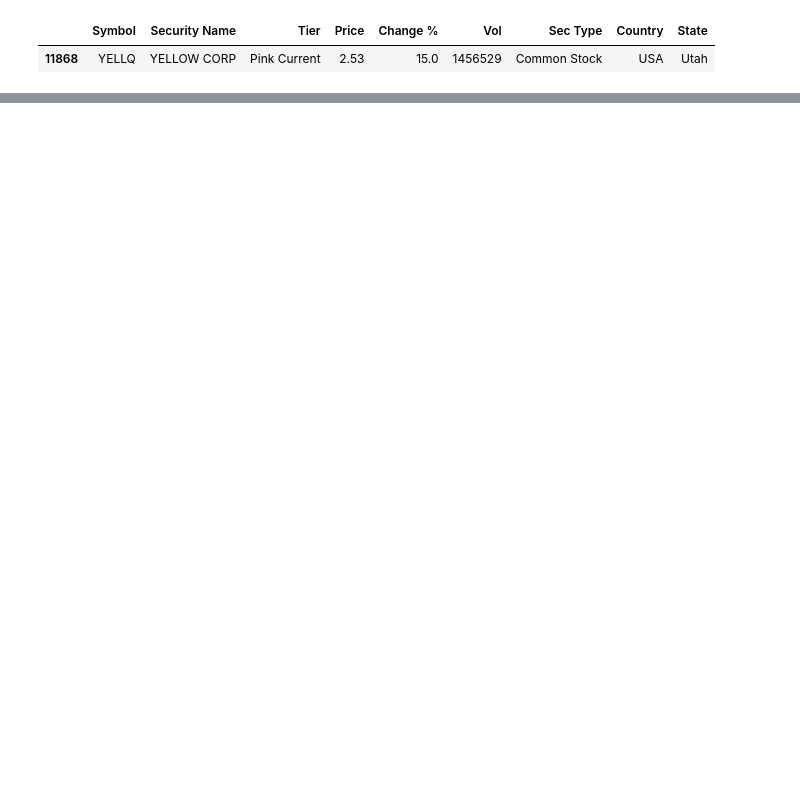
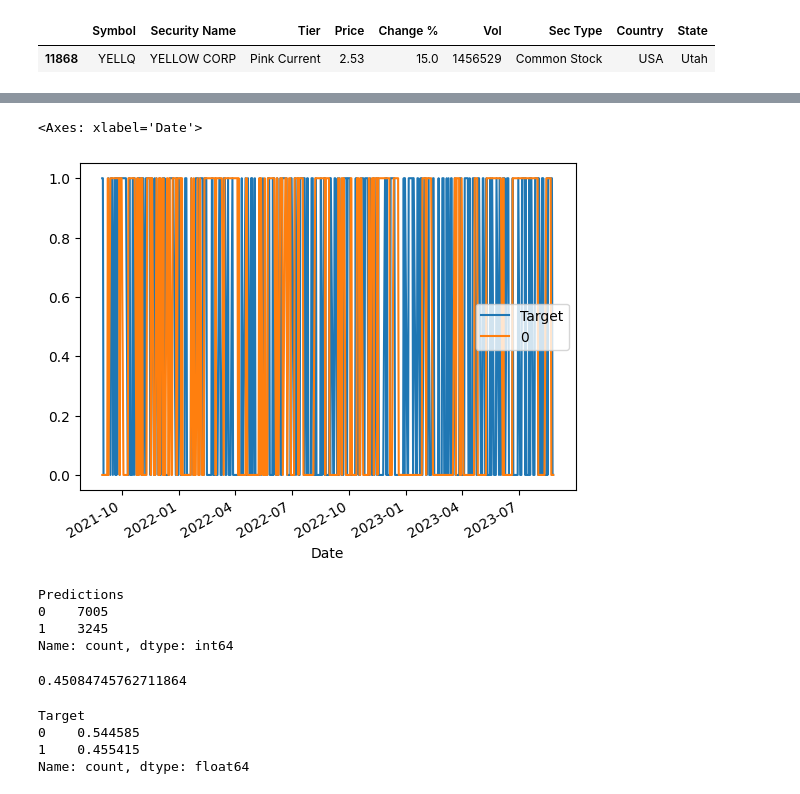
Before and after one commit to BIGM150/StockLens, a Jupyter notebook: notebooks/1.0_me_nasdaq_exploration.ipynb, the cells around one changed output, grey strips where cells are left out. Saved outputs shown, nothing was run; the diff lists cells and outputs as text; code cells hidden in the pictures; blank space fills up the shorter version.

```diff
--- a/notebooks/1.0_me_nasdaq_exploration.ipynb
+++ b/notebooks/1.0_me_nasdaq_exploration.ipynb
@@ -42,0 +29,3 @@ Date
+# %%
+yellq_data["Tomorrow"]=yellq_data["Close"].shift(-1)
+yellq_data["Target"] = (yellq_data["Tomorrow"] > yellq_data["Close"]).astype(int)
@@ -42,0 +48,6 @@ Date
+# %%
+combined = pd.concat([test["Target"],preds],axis=1)
+combined.plot()
+# %% [output]
+<Axes: xlabel='Date'>
+[figure, added]
@@ -42,0 +69,19 @@ Date
+# %%
+predictions = backtest( yellq_data,model,predictors)
+predictions["Predictions"].value_counts()
+# %% [output]
+Predictions
+0    7005
+1    3245
+Name: count, dtype: int64
+# %%
+precision_score(predictions["Target"], predictions["Predictions"])
+# %% [output]
+0.45084745762711864
+# %%
+predictions["Target"].value_counts() / predictions.shape[0]
+# %% [output]
+Target
+0    0.544585
+1    0.455415
+Name: count, dtype: float64
```
Also changed, not shown: parts of 10 cells of this notebook.
